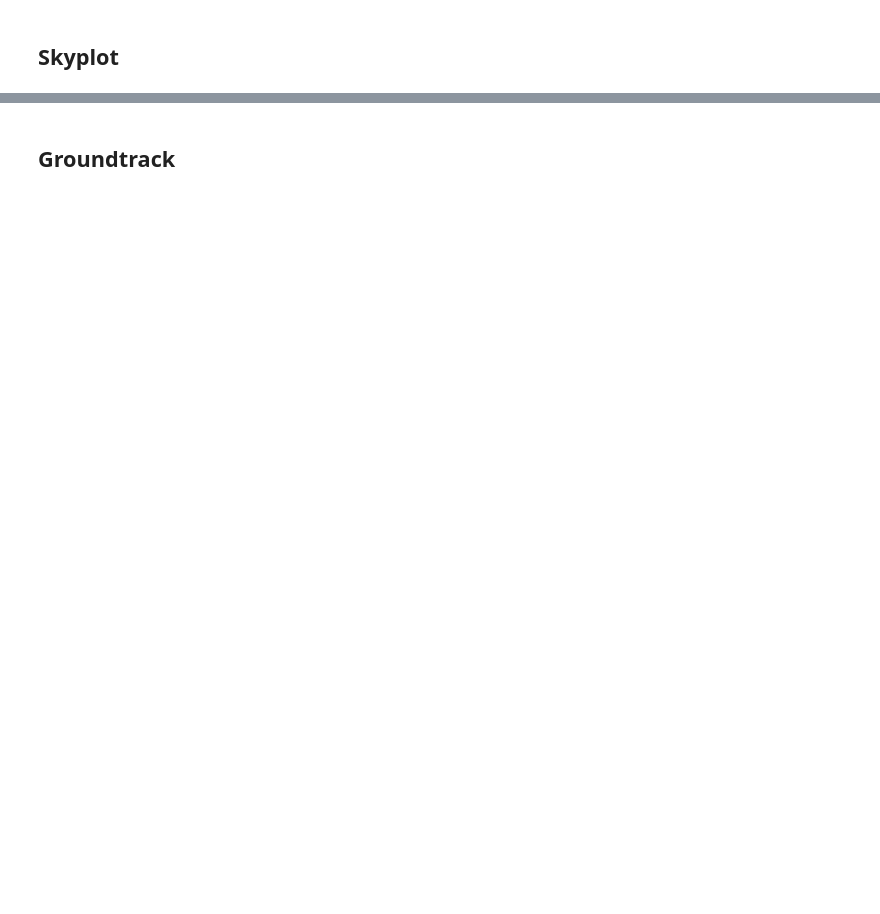
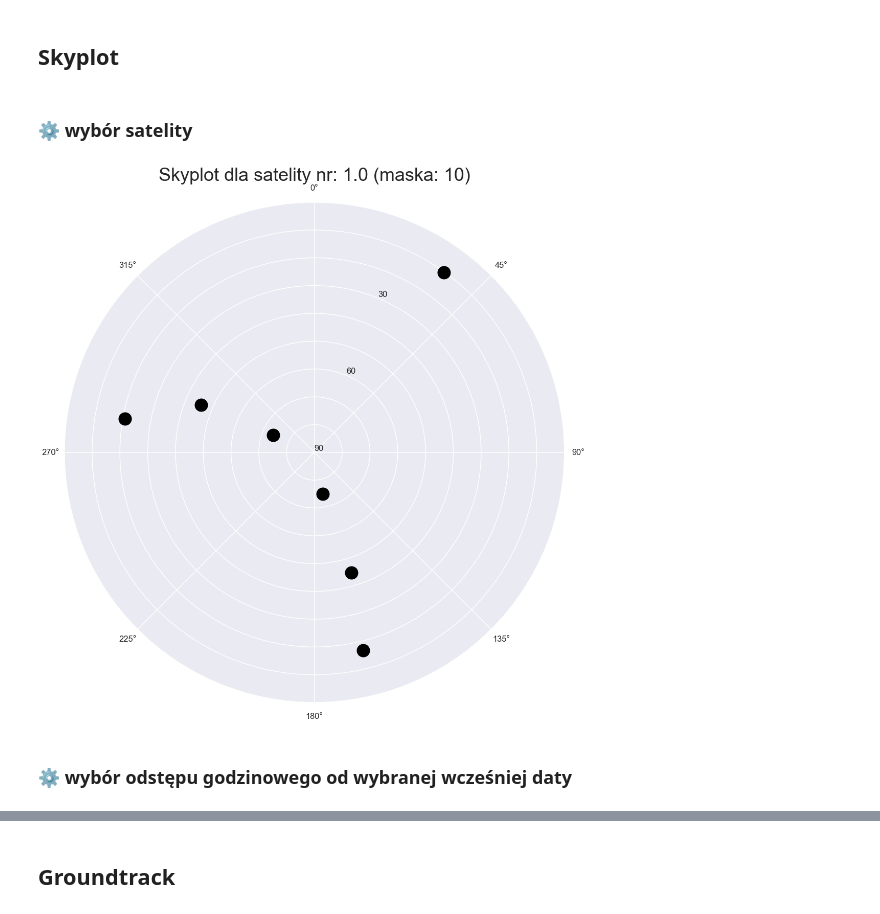
Before and after one commit to krz144/SNS, a Jupyter notebook: Projekt1/P1_almanach.ipynb, the cells around one changed output, grey strips where cells are left out. Saved outputs shown, nothing was run; the diff lists cells and outputs as text; code cells hidden in the pictures; blank space fills up the shorter version.

Commit message:
skyplot

```diff
--- a/Projekt1/P1_almanach.ipynb
+++ b/Projekt1/P1_almanach.ipynb
@@ -238,6 +237,7 @@ satelity_neu = dict()
 satelity_xyz = dict()
 satelity_xyz2 = dict()
 satelity_elaz = []
+satelity_elazd = dict()
 better_elaz = dict()
 elewacje = dict()
 elewacje2 = dict()
@@ -323,6 +323,11 @@ for i in range(1,25):
             elewacje[index]['el'].append(row.el)
         except KeyError:
             elewacje[index] = dict(h=[i-1], el=[row.el])
+
+        try:
+            satelity_elazd[i-1].append(i-1)
+        except KeyError:
+            satelity_elazd
     for index, row in df.iterrows():
         #  elewacje 24h
         try:
@@ -557,2 +512,22 @@ fig.show()
+# %% [markdown]
+### ⚙️ wybór satelity
+# %%
+NUMER = 1.0  # numer PRN satelity, dla którego będzie rysowany skyplot
 # %%
-# plot_skyplot(satelity_elaz)
+fig = plt.figure(figsize=(18,18))
+ax = fig.add_subplot(polar=True)
+ax.set_theta_zero_location('N')
+ax.set_theta_direction(-1)
+
+for el, az in better_elaz[NUMER]:
+    ax.scatter(np.deg2rad(az), 90 - el, color='black', marker='o',s=600)
+
+ax.set_yticks(range(0, 90+10, 10))
+yLabel = ['90', '', '', '60', '', '', '30', '', '', '']
+ax.set_yticklabels(yLabel)
+ax.set_title('Skyplot dla satelity nr: ' + str(NUMER) + ' (maska: '+str(MASKA)+')', loc='center', fontsize=36)
+plt.show()
+# %% [output]
+[figure, added]
+# %% [markdown]
+### ⚙️ wybór odstępu godzinowego od wybranej wcześniej daty
```
Also changed, not shown: parts of 28 cells of this notebook, 1 other file.
